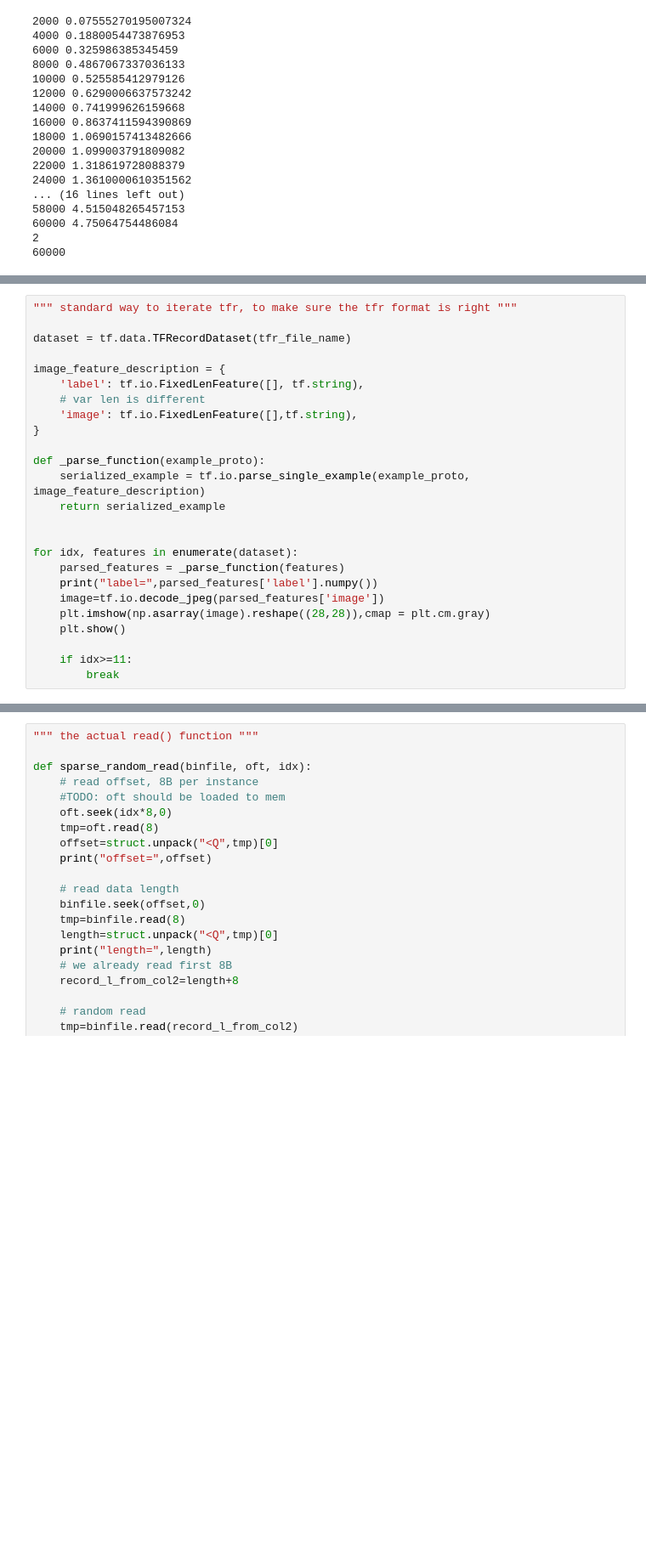
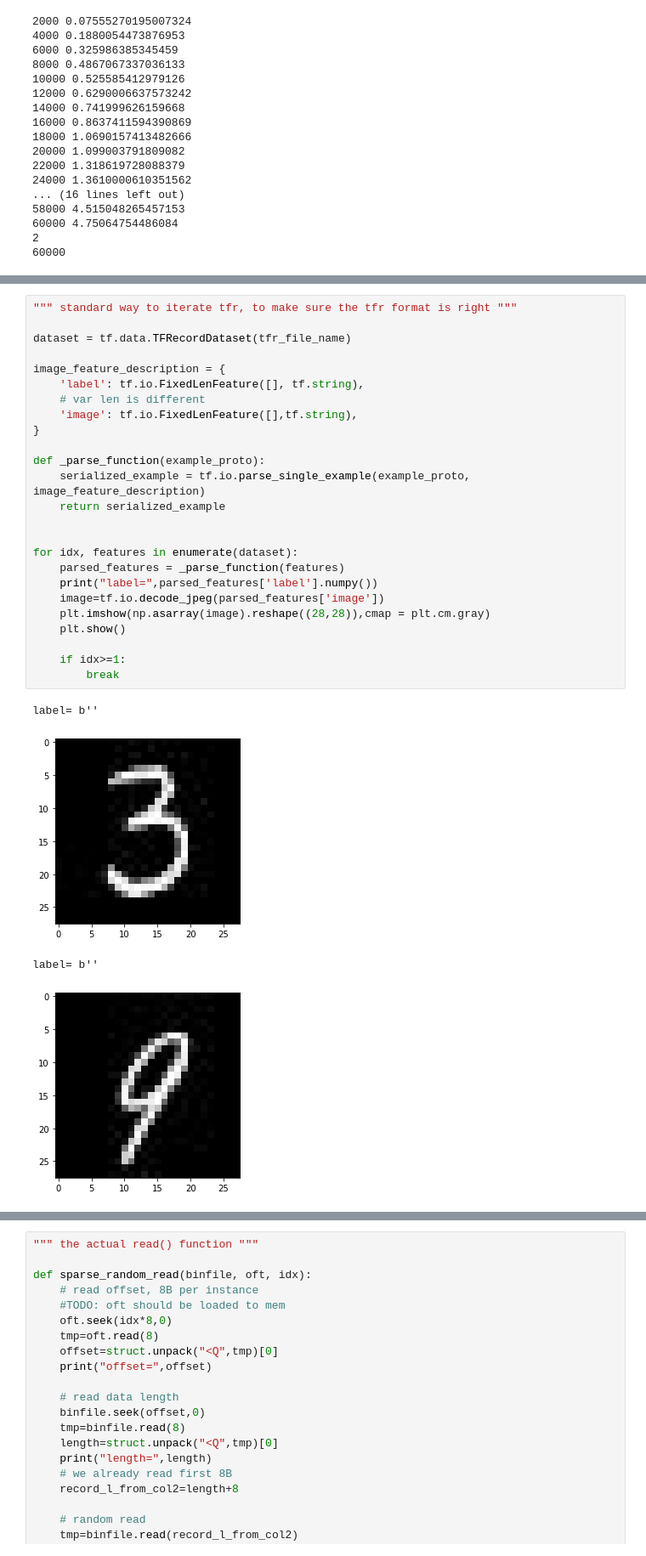
Before and after one commit to winiel559/tfrecord-lirs-implementation, a Jupyter notebook: mnist to sparse with padding BFD.ipynb, the cells around one changed output, grey strips where cells are left out. Shown: that part at 85% size. Saved outputs shown, nothing was run; the diff lists cells and outputs as text; blank space fills up the shorter version.

```diff
--- a/mnist to sparse with padding BFD.ipynb
+++ b/mnist to sparse with padding BFD.ipynb
@@ -235,28 +231,33 @@ with tf.io.TFRecordWriter(tfr_file_name) as writer:
 # %%
 """ standard way to iterate tfr, to make sure the tfr format is right """
 
 dataset = tf.data.TFRecordDataset(tfr_file_name)
 
 image_feature_description = {
     'label': tf.io.FixedLenFeature([], tf.string),
     # var len is different
     'image': tf.io.FixedLenFeature([],tf.string),
 }
 
 def _parse_function(example_proto):
     serialized_example = tf.io.parse_single_example(example_proto, image_feature_description)
     return serialized_example
 
 
 for idx, features in enumerate(dataset):
     parsed_features = _parse_function(features)
     print("label=",parsed_features['label'].numpy())
     image=tf.io.decode_jpeg(parsed_features['image'])
     plt.imshow(np.asarray(image).reshape((28,28)),cmap = plt.cm.gray)
     plt.show()
 
-    if idx>=11:
+    if idx>=1:
         break
+# %% [output]
+label= b''
+[figure, added]
+label= b''
+[figure, added]
 # %%
 """offset table read test"""
 
```
Also changed, not shown: parts of 4 cells of this notebook, 1 other file.
